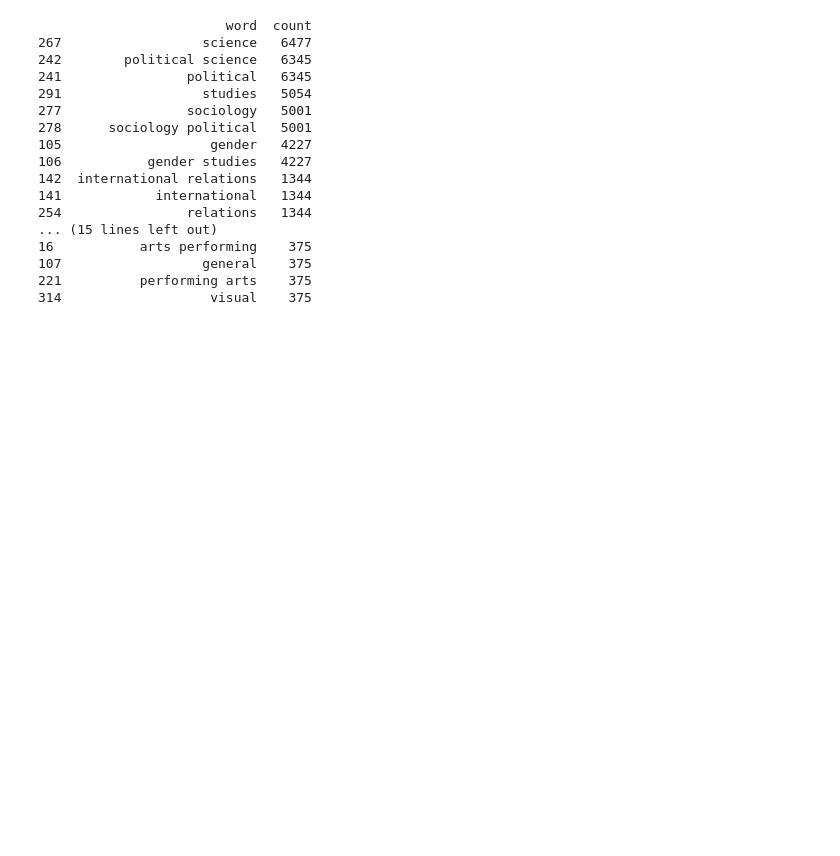
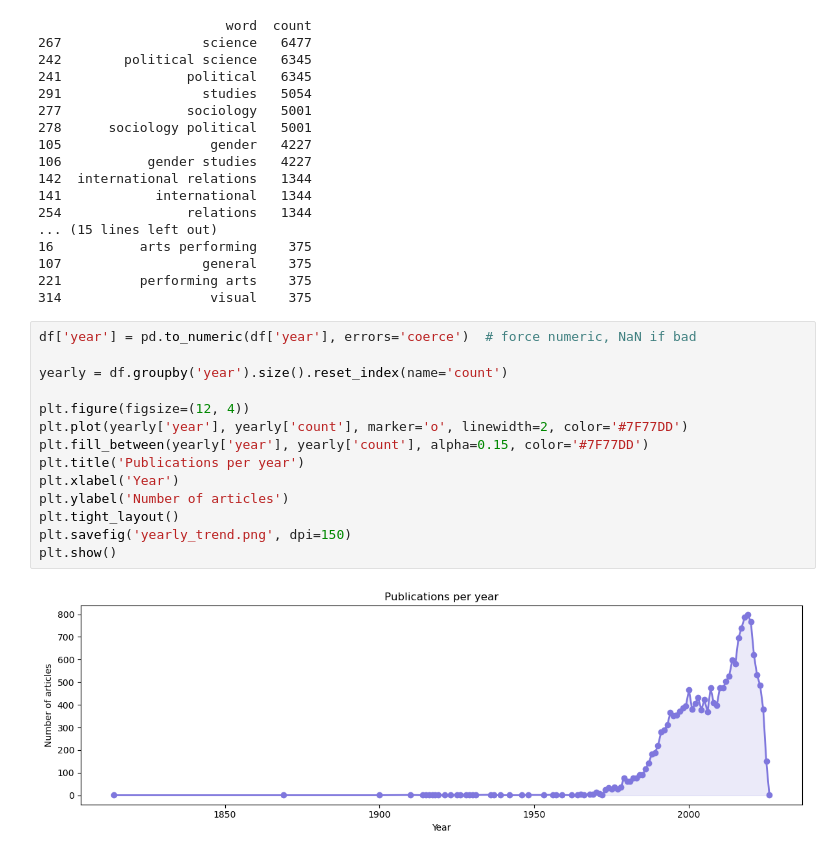
Before and after one commit to Husseim-Stuck-Portfolio/Feminist-Literature-Engine-ML-Web-Scraping-App-, a Jupyter notebook: 2_notebooks/Modeling Recommendator.ipynb, the cells around one changed output. Drawn from its saved outputs; the diff is of its cells as text; blank space fills up the shorter version.

Commit message:
visualization

```diff
--- a/2_notebooks/Modeling Recommendator.ipynb
+++ b/2_notebooks/Modeling Recommendator.ipynb
@@ -507,3 +507,19 @@ print(word_counts.head(30))
 107                  general    375
 221          performing arts    375
 314                   visual    375
+# %%
+df['year'] = pd.to_numeric(df['year'], errors='coerce')  # force numeric, NaN if bad
+
+yearly = df.groupby('year').size().reset_index(name='count')
+
+plt.figure(figsize=(12, 4))
+plt.plot(yearly['year'], yearly['count'], marker='o', linewidth=2, color='#7F77DD')
+plt.fill_between(yearly['year'], yearly['count'], alpha=0.15, color='#7F77DD')
+plt.title('Publications per year')
+plt.xlabel('Year')
+plt.ylabel('Number of articles')
+plt.tight_layout()
+plt.savefig('yearly_trend.png', dpi=150)
+plt.show()
+# %% [output]
+[figure, added]
```
Also changed, not shown: parts of 2 cells of this notebook, 2 other files.
